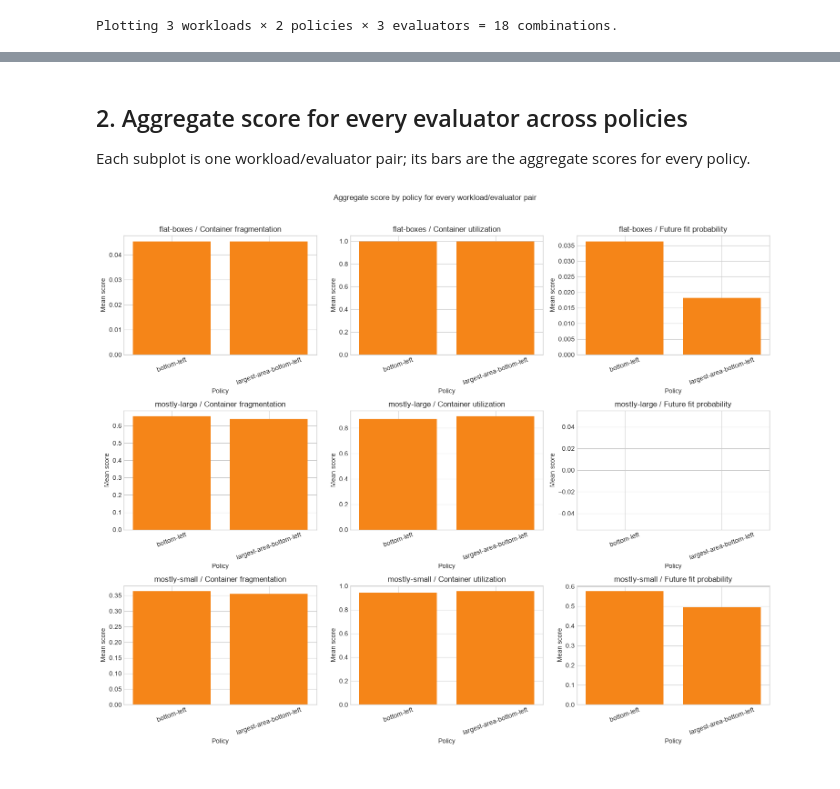
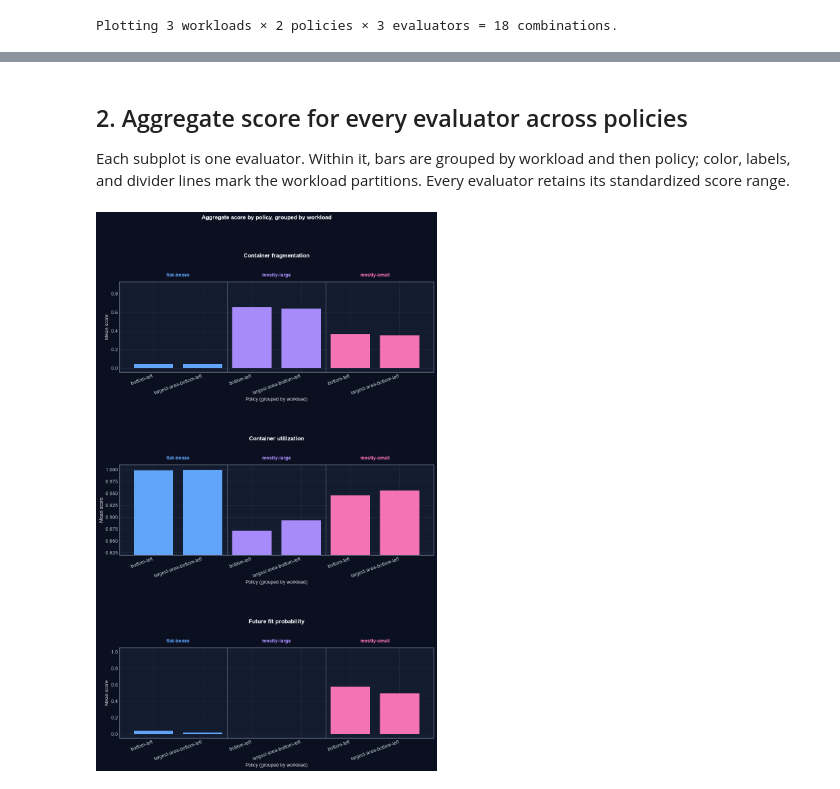
Before and after one commit to Tree-0/packing_simulator, a Jupyter notebook: cmd/visualize/plot_experiments.ipynb, the cells around one changed output, grey strips where cells are left out. Cells and saved outputs as stored; diff of their text form; code cells hidden in the pictures.

```diff
--- a/cmd/visualize/plot_experiments.ipynb
+++ b/cmd/visualize/plot_experiments.ipynb
@@ -96,10 +140,19 @@ for row, workload_name in enumerate(workloads):
             (aggregates["workload"] == workload_name)
             & (aggregates["policy"] == policy_name)
         ].set_index("evaluation")["mean"].reindex(evaluators)
-        ax.bar(evaluators, scores, color="#4C78A8")
-        ax.set(title=f"{workload_name} / {policy_name}", xlabel="Evaluator", ylabel="Mean score")
+        ax.bar(
+            evaluators,
+            scores,
+            color=[evaluator_colors[evaluator_name] for evaluator_name in evaluators],
+        )
+        ax.set(
+            title=f"Workload: {workload_name} / Policy: {policy_name}",
+            xlabel="Evaluator",
+            ylabel="Mean score",
+            ylim=global_score_limits,
+        )
         ax.tick_params(axis="x", rotation=20)
-fig.suptitle("Aggregate score by evaluator for every workload/policy pair", y=1.02)
-fig.tight_layout()
+fig.suptitle("Aggregate score by evaluator for every workload/policy pair", y=0.99)
+fig.tight_layout(rect=(0, 0, 1, 0.96))
 plt.show()
 # %% [output]
@@ -107,26 +160,59 @@ plt.show()
 # %% [markdown]
 ## 2. Aggregate score for every evaluator across policies
 
-Each subplot is one workload/evaluator pair; its bars are the aggregate scores for every policy.
+Each subplot is one evaluator. Within it, bars are grouped by workload and then policy; color, labels, and divider lines mark the workload partitions. Every evaluator retains its standardized score range.
 # %%
+pairs = [(workload_name, policy_name) for workload_name in workloads for policy_name in policies]
+positions = list(range(len(pairs)))
+workload_colors = {
+    workload_name: cool_palette[index % len(cool_palette)]
+    for index, workload_name in enumerate(workloads)
+}
+
 fig, axes = plt.subplots(
-    len(workloads), len(evaluators), squeeze=False, figsize=(5 * len(evaluators), 4 * len(workloads))
+    len(evaluators),
+    1,
+    squeeze=False,
+    figsize=(max(10, 1.7 * len(pairs)), 5.2 * len(evaluators) + 1),
 )
-for row, workload_name in enumerate(workloads):
-    for col, evaluator_name in enumerate(evaluators):
-        ax = axes[row, col]
-        scores = aggregates[
-            (aggregates["workload"] == workload_name)
-            & (aggregates["evaluation"] == evaluator_name)
-        ].set_index("policy")["mean"].reindex(policies)
-        ax.bar(policies, scores, color="#F58518")
-        ax.set(title=f"{workload_name} / {evaluator_name}", xlabel="Policy", ylabel="Mean score")
-        ax.tick_params(axis="x", rotation=20)
-fig.suptitle("Aggregate score by policy for every workload/evaluator pair", y=1.02)
-fig.tight_layout()
+for col, evaluator_name in enumerate(evaluators):
+    ax = axes[col, 0]
+    scores = (
+        aggregates[aggregates["evaluation"] == evaluator_name]
+        .set_index(["workload", "policy"])["mean"]
+        .reindex(pairs)
+    )
+    ax.bar(
+        positions,
+        scores,
+        color=[workload_colors[workload_name] for workload_name, _ in pairs],
+    )
+    for workload_index, workload_name in enumerate(workloads):
+        first = workload_index * len(policies)
+        last = first + len(policies) - 1
+        ax.text(
+            (first + last) / 2,
+            1.06,
+            workload_name,
+            color=workload_colors[workload_name],
+            fontweight="bold",
+            ha="center",
+            transform=ax.get_xaxis_transform(),
+        )
+        if workload_index:
+            ax.axvline(first - 0.5, color="#94A3B8", linewidth=1, alpha=0.65)
+    ax.set(
+        xlabel="Policy (grouped by workload)",
+        ylabel="Mean score",
+        ylim=score_limits[evaluator_name],
+    )
+    ax.set_title(evaluator_name, y=1.24)
+    ax.set_xticks(positions, [policy_name for _, policy_name in pairs], rotation=20, ha="right")
+fig.suptitle("Aggregate score by policy, grouped by workload", y=0.995)
+fig.tight_layout(rect=(0, 0, 1, 0.97), h_pad=5.5)
 plt.show()
 # %% [output]
-[figure, old version]
+[figure, new version]
 # %% [markdown]
 ## 3. Per-seed score for every workload/policy/evaluator combination
 
```
Also changed, not shown: parts of 5 cells of this notebook.
